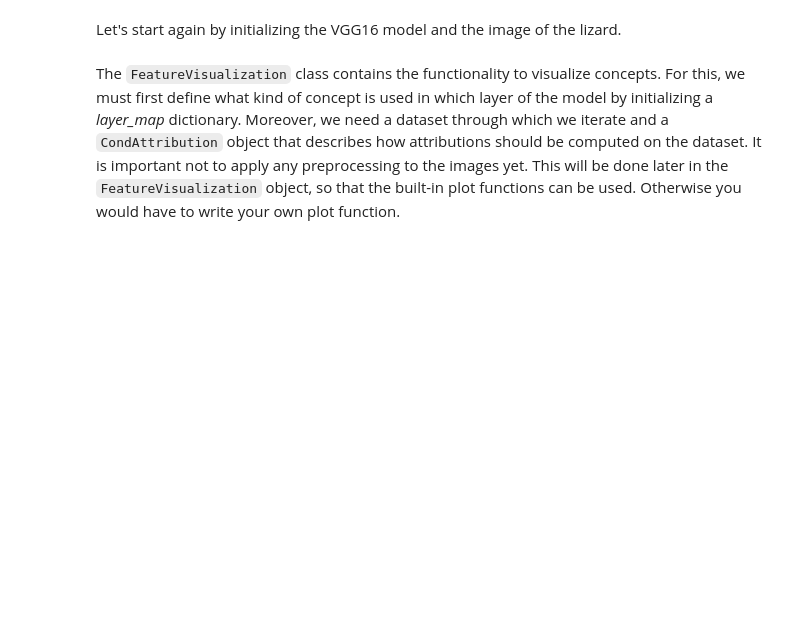
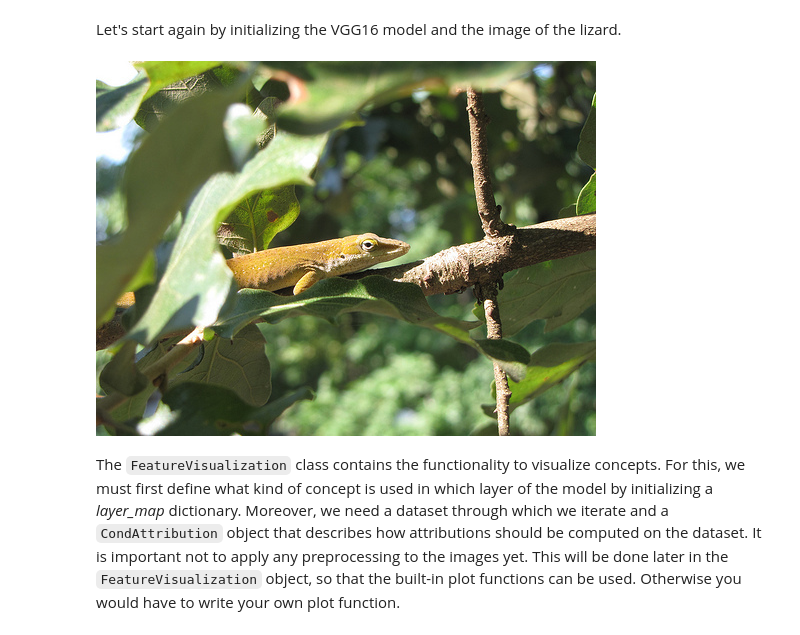
Before and after one commit to idasamayram/zennit-crp, a Jupyter notebook: tutorials/feature_visualization.ipynb, the cells around one changed output. Drawn from its saved outputs; the diff is of its cells as text; code cells hidden in the pictures; blank space fills up the shorter version.

```diff
--- a/tutorials/feature_visualization.ipynb
+++ b/tutorials/feature_visualization.ipynb
@@ -17,21 +23,26 @@ Let's start again by initializing the VGG16 model and the image of the lizard.
 # %%
 import torch
 from torchvision.models.vgg import vgg16_bn
 import torchvision.transforms as T
 from PIL import Image
 from zennit.canonizers import SequentialMergeBatchNorm
 from zennit.composites import EpsilonPlusFlat
 
 device = "cuda:0" if torch.cuda.is_available() else "cpu"
 
 model = vgg16_bn(True).to(device)
 model.eval()
 
 canonizers = [SequentialMergeBatchNorm()]
-composite = EpsilonPlusFlat(canonizers)
+
+#composite = EpsilonPlusFlat(canonizers)   this was the original code line which gives error
+composite = EpsilonPlusFlat(canonizers=[SequentialMergeBatchNorm()])
+
 
 image = Image.open("images/lizard.jpg")
 image
+# %% [output]
+[figure, added]
 # %% [markdown]
 The `FeatureVisualization` class contains the functionality to visualize concepts. For this, we must first define what kind of concept is used in which layer of the model by initializing a _layer_map_ dictionary. Moreover, we need a dataset through which we iterate and a `CondAttribution` object that describes how attributions should be computed on the dataset. It is important not to apply any preprocessing to the images yet. This will be done later in the `FeatureVisualization` object, so that the built-in plot functions can be used. Otherwise you would have to write your own plot function.
 # %%
```
Also changed, not shown: parts of 3 cells of this notebook.
